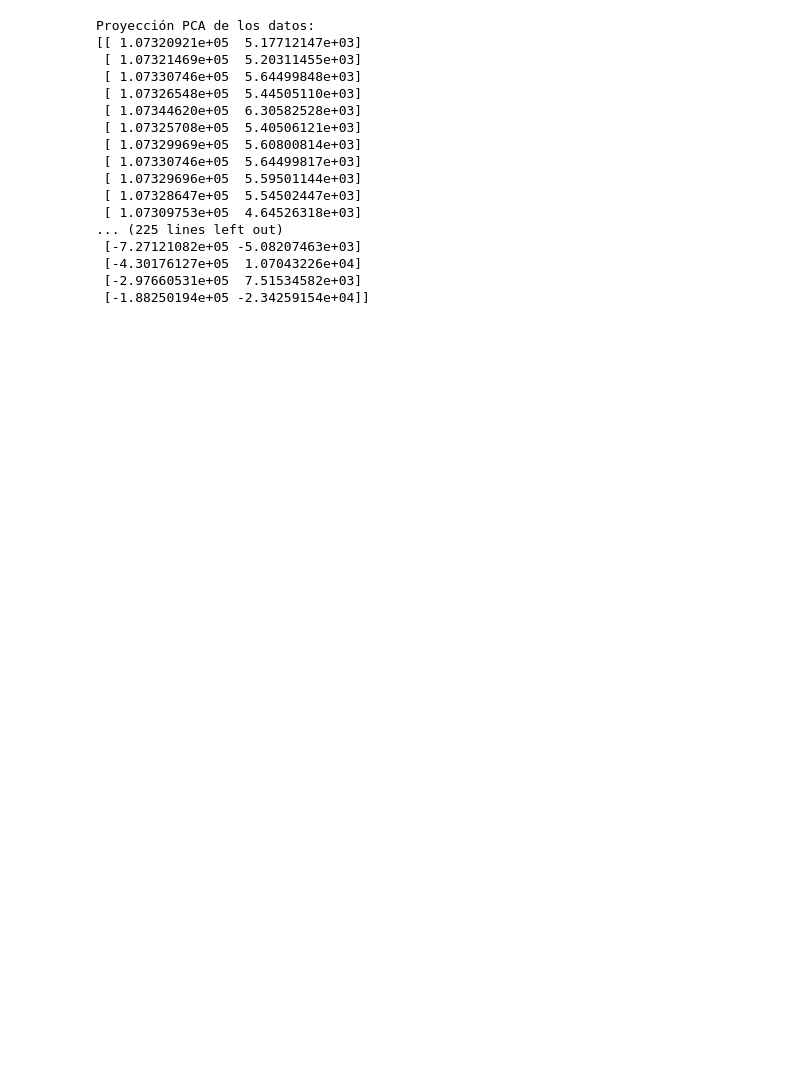
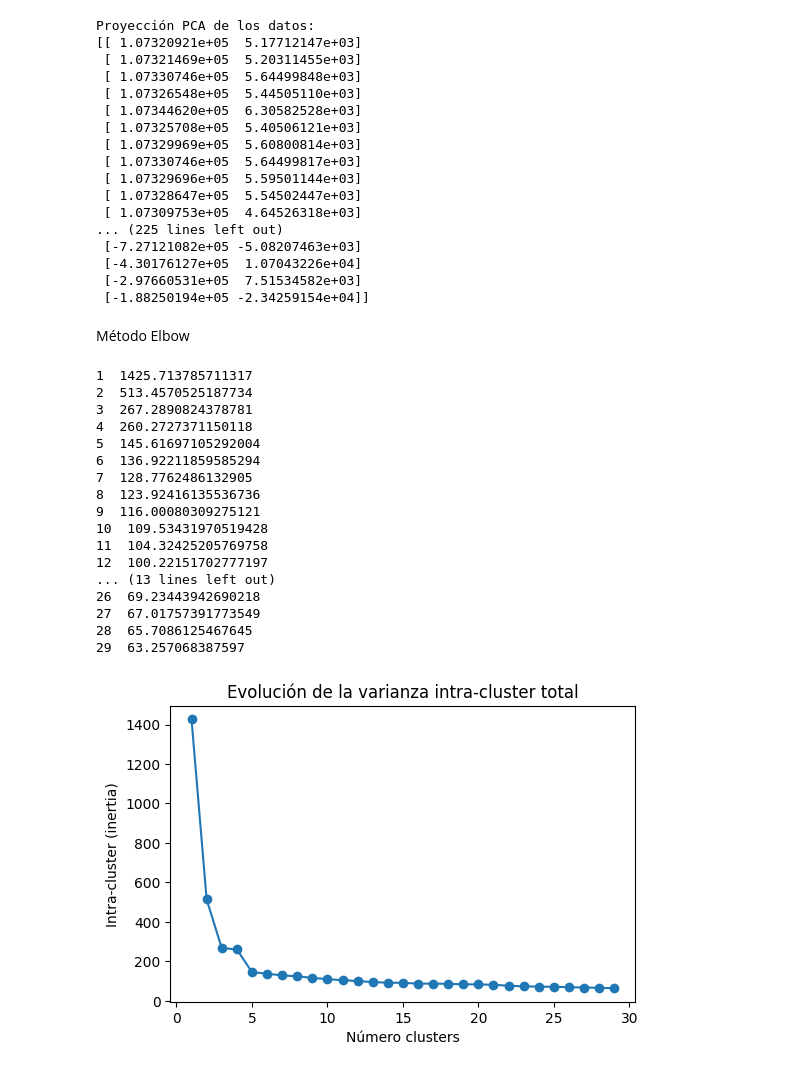
Before and after one commit to Mariolh33/G2_100472188_100429058_P2, a Jupyter notebook: Practica2.ipynb, the cells around one changed output. Drawn from its saved outputs; the diff is of its cells as text; code cells hidden in the pictures; blank space fills up the shorter version.

```diff
--- a/Practica2.ipynb
+++ b/Practica2.ipynb
@@ -197,3 +219,49 @@ Proyección PCA de los datos:
  [-4.30176127e+05  1.07043226e+04]
  [-2.97660531e+05  7.51534582e+03]
  [-1.88250194e+05 -2.34259154e+04]]
+# %% [markdown]
+Método Elbow
+# %%
+# Implementación del método elbow para encontrar el número óptimo de clusters
+range_n_clusters = range(1, 30)
+inertias = []
+
+for n_clusters in range_n_clusters:
+    modelo_kmeans = KMeans1(
+        n_clusters=n_clusters,
+        n_init=20,
+        random_state=8858
+    )
+    modelo_kmeans.fit_1(X)
+    print(n_clusters,"",modelo_kmeans.inertia_)
+    inertias.append(modelo_kmeans.inertia_)
+
+# Visualización del método elbow
+import matplotlib.pyplot as plt
+
+fig, ax = plt.subplots(1, 1, figsize=(6, 3.84))
+ax.plot(range_n_clusters, inertias, marker='o')
+ax.set_title("Evolución de la varianza intra-cluster total")
+ax.set_xlabel('Número clusters')
+ax.set_ylabel('Intra-cluster (inertia)')
+
+plt.show()
+# %% [output]
+1  1425.713785711317
+2  513.4570525187734
+3  267.2890824378781
+4  260.2727371150118
+5  145.61697105292004
+6  136.92211859585294
+7  128.7762486132905
+8  123.92416135536736
+9  116.00080309275121
+10  109.53431970519428
+11  104.32425205769758
+12  100.22151702777197
+... (13 lines left out)
+26  69.23443942690218
+27  67.01757391773549
+28  65.7086125467645
+29  63.257068387597
+[figure, added]
```
Also changed, not shown: parts of 11 cells of this notebook.
